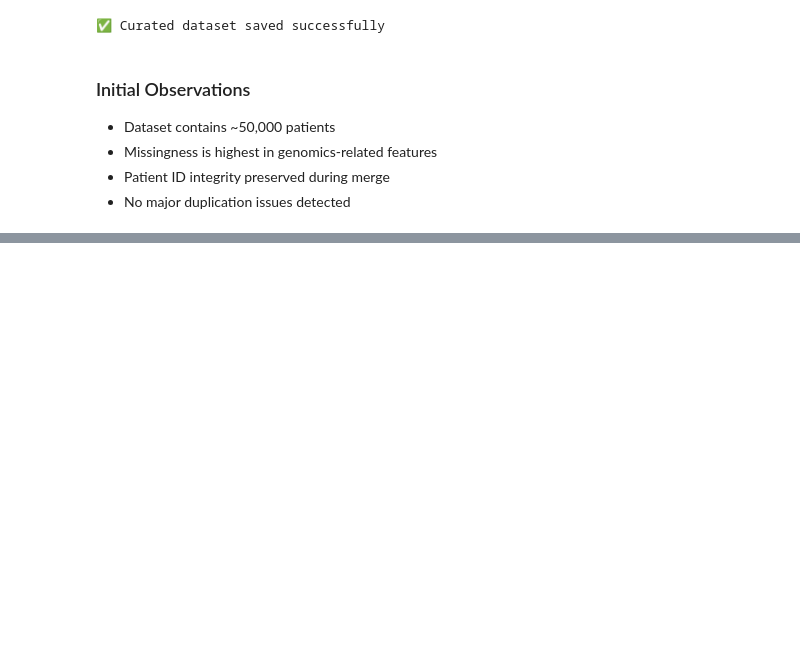
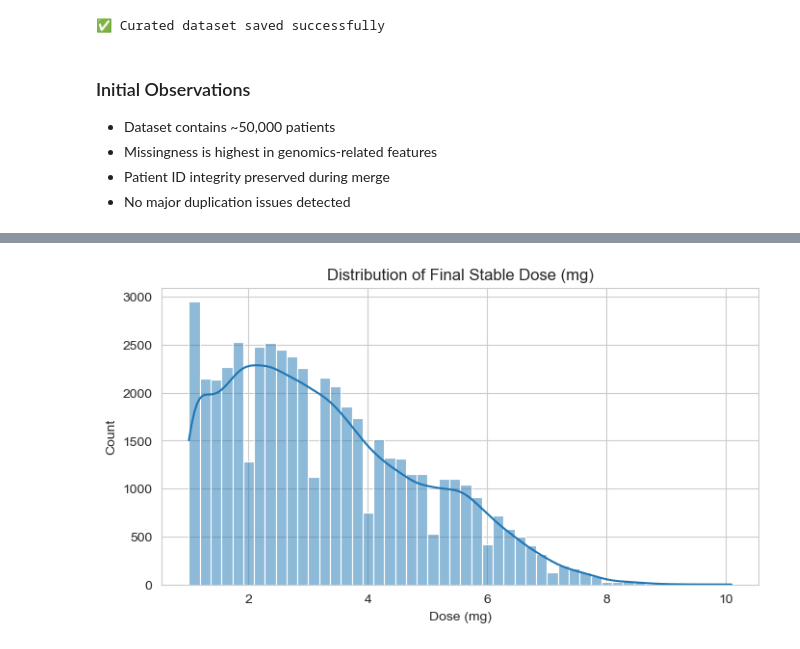
Before and after one commit to caspergeorge07/AMDARI-internship---Genexahealth-warfarin-ds, a Jupyter notebook: notebooks/01_eda_and_preparation.ipynb, the cells around one changed output, grey strips where cells are left out. Cells and saved outputs as stored; diff of their text form; code cells hidden in the pictures; blank space fills up the shorter version.

Commit message:
Day 2: EDA and data preparation (genomics, target analysis)

```diff
--- a/notebooks/01_eda_and_preparation.ipynb
+++ b/notebooks/01_eda_and_preparation.ipynb
@@ -141,0 +255,12 @@ print("✅ Curated dataset saved successfully")
+# %%
+# ----------------------------
+# Load the dataset
+# ----------------------------
+DATA_PATH = Path("../data/curated/merged_patient_dataset_prepared.csv")
+
+# Read the CSV into a DataFrame
+df = pd.read_csv(DATA_PATH)
+
+# Quick sanity check: rows & columns
+print("Shape:", df.shape)
+df.head()
@@ -141,0 +298,8 @@ print("✅ Curated dataset saved successfully")
+# %%
+# ----------------------------
+# Target variable summary stats
+# ----------------------------
+target_col = "Final_Stable_Dose_mg"
+
+# Describe gives count/mean/std/min/max and quartiles
+df[target_col].describe()
@@ -141,0 +316,15 @@ print("✅ Curated dataset saved successfully")
+# %%
+# ----------------------------
+# Target distribution plot
+# ----------------------------
+plt.figure(figsize=(8, 4))
+
+# Histogram + KDE (smooth curve)
+sns.histplot(df[target_col], bins=50, kde=True)
+
+plt.title("Distribution of Final Stable Dose (mg)")
+plt.xlabel("Dose (mg)")
+plt.ylabel("Count")
+plt.show()
+# %% [output]
+[figure, added]
```
Also changed, not shown: parts of 20 cells of this notebook, 1 other file.
